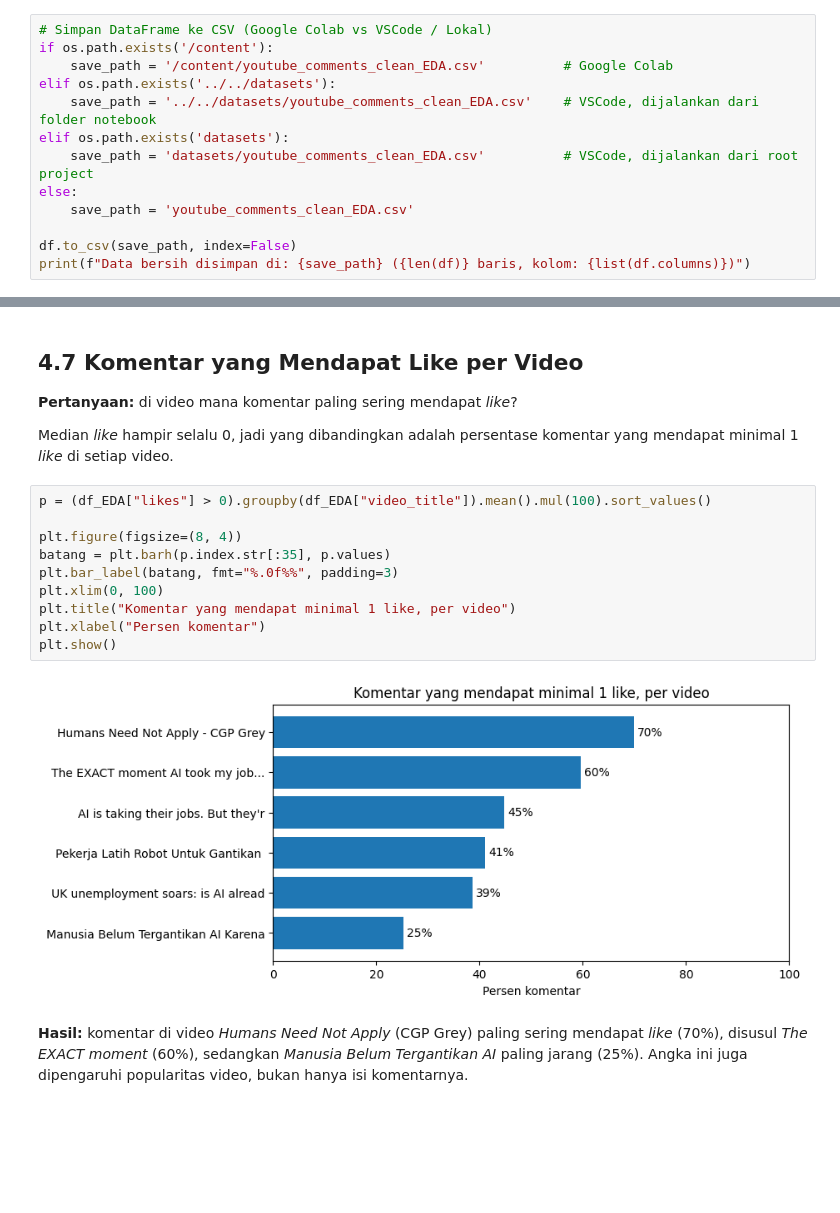
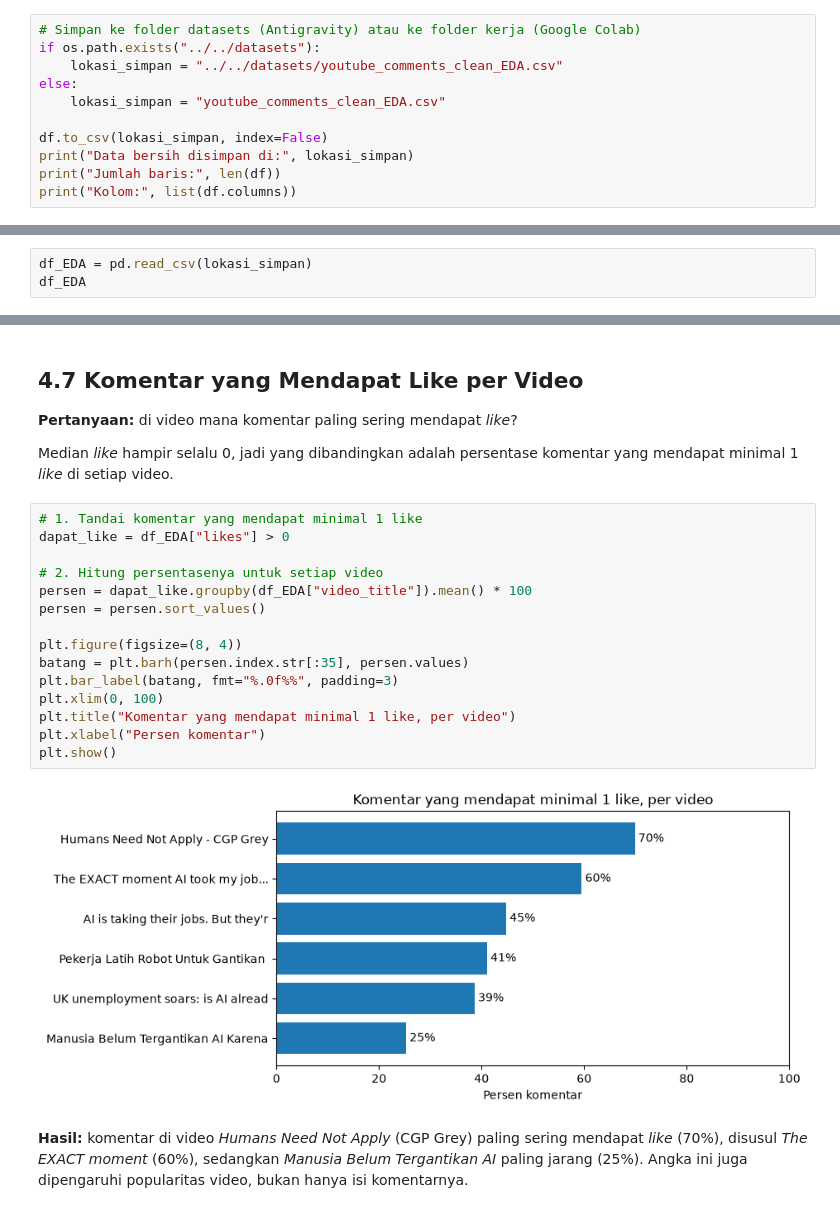
Before and after one commit to RoihansLab/Data-Mining-Project, a Jupyter notebook: youtube_comment_sentiment/Data_Preparation/data_preparation_labeling.ipynb, the cells around one changed output, grey strips where cells are left out. Cells and saved outputs as stored; diff of their text form; blank space fills up the shorter version.

```diff
--- a/youtube_comment_sentiment/Data_Preparation/data_preparation_labeling.ipynb
+++ b/youtube_comment_sentiment/Data_Preparation/data_preparation_labeling.ipynb
@@ -1119,16 +1070,14 @@ Name: likes, dtype: float64
 | `author_id` | nomor akun penulis (anonim) |
 | `bahasa` | Indonesia atau Inggris |
 # %%
-# Simpan DataFrame ke CSV (Google Colab vs VSCode / Lokal)
-if os.path.exists('/content'):
-    save_path = '/content/youtube_comments_clean_EDA.csv'          # Google Colab
-elif os.path.exists('../../datasets'):
-    save_path = '../../datasets/youtube_comments_clean_EDA.csv'    # VSCode, dijalankan dari folder notebook
-elif os.path.exists('datasets'):
-    save_path = 'datasets/youtube_comments_clean_EDA.csv'          # VSCode, dijalankan dari root project
+# Simpan ke folder datasets (Antigravity) atau ke folder kerja (Google Colab)
+if os.path.exists("../../datasets"):
+    lokasi_simpan = "../../datasets/youtube_comments_clean_EDA.csv"
 else:
-    save_path = 'youtube_comments_clean_EDA.csv'
+    lokasi_simpan = "youtube_comments_clean_EDA.csv"
 
-df.to_csv(save_path, index=False)
-print(f"Data bersih disimpan di: {save_path} ({len(df)} baris, kolom: {list(df.columns)})")
+df.to_csv(lokasi_simpan, index=False)
+print("Data bersih disimpan di:", lokasi_simpan)
+print("Jumlah baris:", len(df))
+print("Kolom:", list(df.columns))
 # %% [output]
@@ -1228,0 +1143,3 @@ Data EDA dimuat dari: ../../datasets/youtube_comments_clean_EDA.csv (3935 baris)
+# %%
+df_EDA = pd.read_csv(lokasi_simpan)
+df_EDA
@@ -1370,17 +1301,22 @@ plt.show()
 
 Median *like* hampir selalu 0, jadi yang dibandingkan adalah persentase komentar yang mendapat minimal 1 *like* di setiap video.
 # %%
-p = (df_EDA["likes"] > 0).groupby(df_EDA["video_title"]).mean().mul(100).sort_values()
+# 1. Tandai komentar yang mendapat minimal 1 like
+dapat_like = df_EDA["likes"] > 0
+
+# 2. Hitung persentasenya untuk setiap video
+persen = dapat_like.groupby(df_EDA["video_title"]).mean() * 100
+persen = persen.sort_values()
 
 plt.figure(figsize=(8, 4))
-batang = plt.barh(p.index.str[:35], p.values)
+batang = plt.barh(persen.index.str[:35], persen.values)
 plt.bar_label(batang, fmt="%.0f%%", padding=3)
 plt.xlim(0, 100)
 plt.title("Komentar yang mendapat minimal 1 like, per video")
 plt.xlabel("Persen komentar")
 plt.show()
 # %% [output]
-[figure, old version]
+[figure, new version]
 # %% [markdown]
 **Hasil:** komentar di video *Humans Need Not Apply* (CGP Grey) paling sering mendapat *like* (70%), disusul *The EXACT moment* (60%), sedangkan *Manusia Belum Tergantikan AI* paling jarang (25%). Angka ini juga dipengaruhi popularitas video, bukan hanya isi komentarnya.
 # %% [markdown]
```
Also changed, not shown: parts of 53 cells of this notebook, 7 other files.
